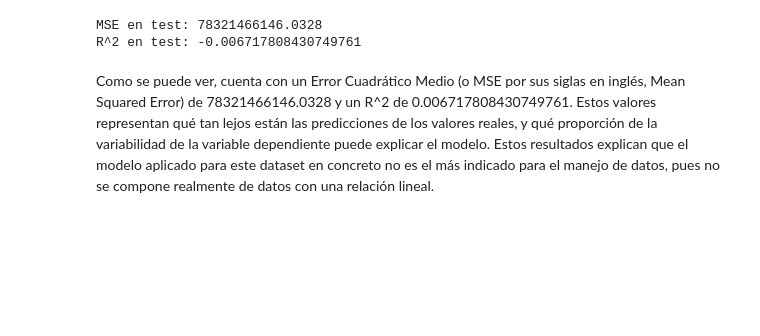
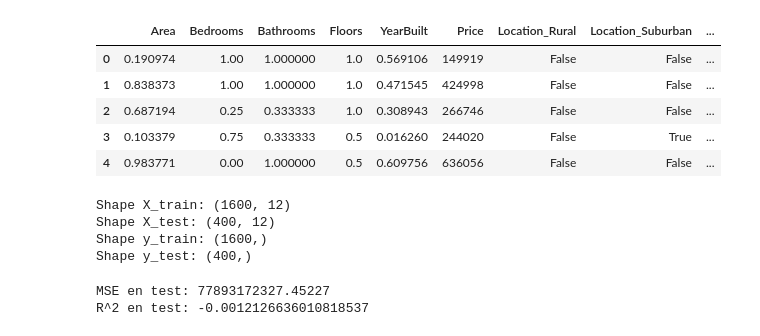
Before and after one commit to dechouriog/IA_informes, a Jupyter notebook: Informe2/Punto3.ipynb, the cells around one changed output. Saved outputs shown, nothing was run; the diff lists cells and outputs as text; code cells hidden in the pictures; blank space fills up the shorter version.

```diff
--- a/Informe2/Punto3.ipynb
+++ b/Informe2/Punto3.ipynb
@@ -122,0 +62,32 @@ Como se pudo evidenciar, el dataset seleccionado no contaba con ninguna columna
+# %%
+# 5. Normalización de variables
+
+num_cols = ["Area", "Bedrooms", "Bathrooms", "Floors", "YearBuilt"]
+scaler = MinMaxScaler()
+df_encoded[num_cols] = scaler.fit_transform(df_encoded[num_cols])
+
+df_encoded.head()
+# %% [output]
+|  | Area | Bedrooms | Bathrooms | Floors | YearBuilt | Price | Location_Rural | Location_Suburban | ... |
+| 0 | 0.190974 | 1.00 | 1.000000 | 1.0 | 0.569106 | 149919 | False | False | ... |
+| 1 | 0.838373 | 1.00 | 1.000000 | 1.0 | 0.471545 | 424998 | False | False | ... |
+| 2 | 0.687194 | 0.25 | 0.333333 | 1.0 | 0.308943 | 266746 | False | False | ... |
+| 3 | 0.103379 | 0.75 | 0.333333 | 0.5 | 0.016260 | 244020 | False | True | ... |
+| 4 | 0.983771 | 0.00 | 1.000000 | 0.5 | 0.609756 | 636056 | False | False | ... |
+# %%
+# 6. Train/test
+
+X = df_encoded.drop("Price", axis=1)
+y = df_encoded["Price"]
+
+X_train, X_test, y_train, y_test = train_test_split(X, y, test_size=0.2, random_state=42)
+
+print("Shape X_train:", X_train.shape)
+print("Shape X_test:", X_test.shape)
+print("Shape y_train:", y_train.shape)
+print("Shape y_test:", y_test.shape)
+# %% [output]
+Shape X_train: (1600, 12)
+Shape X_test: (400, 12)
+Shape y_train: (1600,)
+Shape y_test: (400,)
@@ -123,22 +105,12 @@ Como se pudo evidenciar, el dataset seleccionado no contaba con ninguna columna
 # %%
-# Entrenar el modelo
-modelo = LinearRegression()
-modelo.fit(X_train, y_train)
+# 8. Revisión del modelo
 
-# Realizar predicciones sobre el conjunto de prueba
-y_pred = modelo.predict(X_test)
-
-# Evaluar el modelo
 mse = mean_squared_error(y_test, y_pred)
 r2 = r2_score(y_test, y_pred)
 
 print("MSE en test:", mse)
 print("R^2 en test:", r2)
 # %% [output]
-MSE en test: 78321466146.0328
-R^2 en test: -0.006717808430749761
+MSE en test: 77893172327.45227
+R^2 en test: -0.0012126636010818537
-# %% [markdown]
-Como se puede ver, cuenta con un Error Cuadrático Medio (o MSE por sus siglas en inglés, Mean Squared Error) de 78321466146.0328 y un R^2 de 0.006717808430749761.
-Estos valores representan qué tan lejos están las predicciones de los valores reales, y qué proporción de la variabilidad de la variable dependiente puede explicar el modelo.
-Estos resultados explican que el modelo aplicado para este dataset en concreto no es el más indicado para el manejo de datos, pues no se compone realmente de datos con una relación lineal.
 # %%
```
Also changed, not shown: parts of 15 cells of this notebook, 1 other file.
